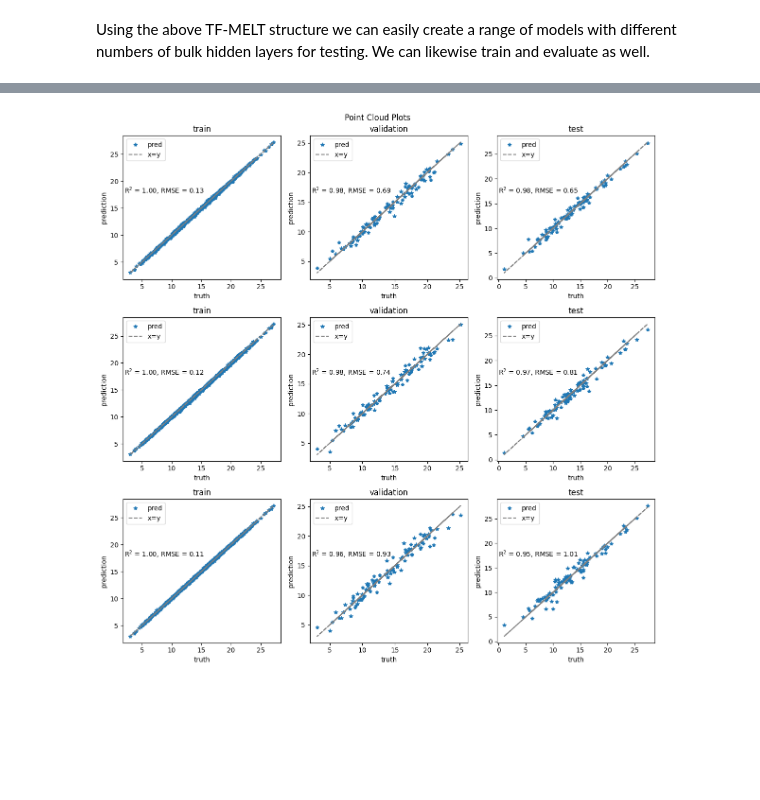
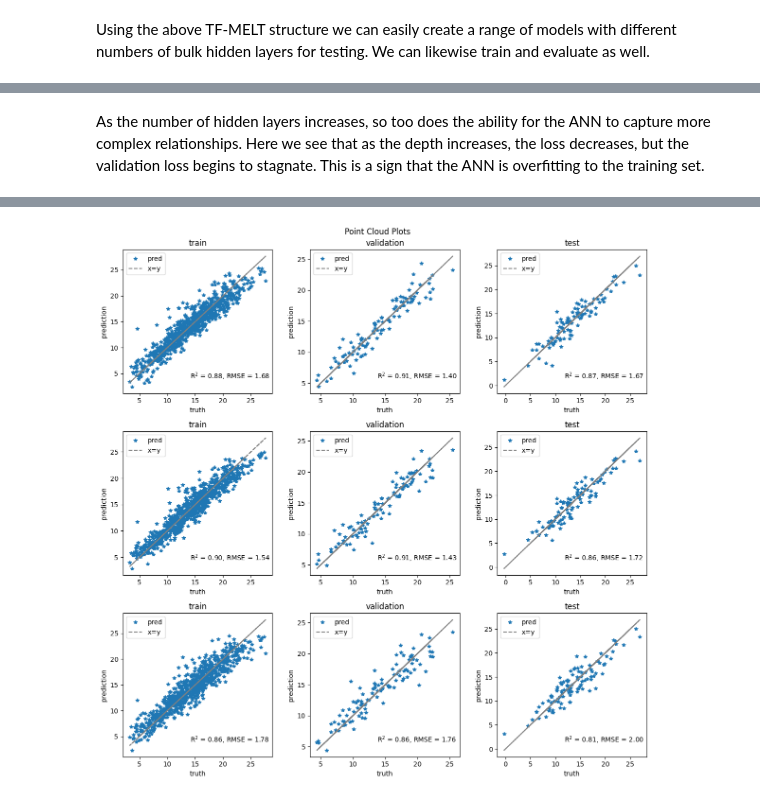
Before and after one commit to NREL/AI, a Jupyter notebook: supervised/regression/artificial_neural_networks_tf.ipynb, the cells around one changed output, grey strips where cells are left out. Cells and saved outputs as stored; diff of their text form; code cells hidden in the pictures; blank space fills up the shorter version.

```diff
--- a/supervised/regression/artificial_neural_networks_tf.ipynb
+++ b/supervised/regression/artificial_neural_networks_tf.ipynb
@@ -251,7 +280,7 @@ def pred_stats(pred, truth):
     rss = np.sum((pred - truth) ** 2)
     tss = np.sum((truth - np.mean(truth)) ** 2)
     r_sq = 1 - rss / tss
-    rmse = np.sqrt(mean_squared_error(truth, pred))
+    rmse = np.sqrt(np.sum((truth-pred)**2, axis=0)/pred.shape[0])
     return r_sq, rmse
 
 # Training data
@@ -341,6 +414,7 @@ history = model.fit(
     validation_data = (x_val, y_val),
     epochs=100,
     batch_size=32,
+    shuffle=True,
 )
 # %% [output]
 Epoch 1/100
@@ -478,24 +541,43 @@ Let's look at the impact of different sets of layers in the neural networks. Her
 # %%
+# The default hyperparameter to change...
+width = 8
+depth = 3
+act_fun = "relu"
+dropout = 0.0
+input_dropout = 0.0
+batch_norm = False
+l1_reg = 1e-3
+l2_reg = 1e-3
+
+loss = "mse"
+learning_rate = 1e-3
+
 # Define a vector of different depths to test
 depth_vec = [0, 2, 4]
 # Loop over the depth vector, create the ANNs, and view the model structure
 model_dict = {}
 for depth in depth_vec:
     model_dict[depth] = ArtificialNeuralNetwork(
-        num_feat=n_feats,
         num_outputs=1,
-        width=64,
+        width=width,
         depth=depth,
-        act_fun="relu",
+        act_fun=act_fun,
+        dropout=dropout,
+        input_dropout=input_dropout,
+        batch_norm=batch_norm,
+        l1_reg=l1_reg,
+        l2_reg=l2_reg,
     )
     # Initialize a generic optimizer
-    optimizer = Adam(learning_rate=1e-3) # NOTE: This value will be changed during "Learning Rate Exploration"
+    optimizer = Adam(learning_rate=learning_rate)
+
     # Compile the models
     model_dict[depth].compile(
         optimizer=optimizer,
-        loss="mse",
-        run_eagerly=False,
+        loss=loss,
     )
+
+    # Build and print the model summary
     model_dict[depth].build(input_shape=(None, n_feats))
     model_dict[depth].summary()
 # %% [output]
@@ -528,6 +610,7 @@ for depth in depth_vec:
         validation_data=(x_val, y_val),
         epochs=100,
         batch_size=32,
+        shuffle=True,
     )
 # %% [output]
 Training ANN with depth = 0
@@ -563,3 +646,5 @@ plt.show()
+# %% [markdown]
+As the number of hidden layers increases, so too does the ability for the ANN to capture more complex relationships. Here we see that as the depth increases, the loss decreases, but the validation loss begins to stagnate. This is a sign that the ANN is overfitting to the training set.
 # %%
 fig, axs = plt.subplots(len(depth_vec), 3, figsize=(4*len(depth_vec), 4*3))
 # Evaluate the model performance
@@ -584,7 +669,7 @@ for idx, depth in enumerate(depth_vec):
     # Training data
     ax0.plot(y_train_real, pred_train, marker="*", linestyle="None", label="pred")
     ax0.plot(y_train_real, y_train_real, linestyle="dashed", label="x=y", color="grey")
-    ax0.text(x=0.01, y=0.60, s=rf"R$^2$ = {r_sq_train:0.2f}, RMSE = {rmse_train:0.2f}", transform=ax0.transAxes)
+    ax0.text(x=0.45, y=0.10, s=rf"R$^2$ = {r_sq_train:0.2f}, RMSE = {rmse_train:0.2f}", transform=ax0.transAxes)
     ax0.legend()
     ax0.set_xlabel("truth")
     ax0.set_ylabel("prediction")
@@ -592,7 +677,7 @@ for idx, depth in enumerate(depth_vec):
     # Validation data
     ax1.plot(y_val_real, pred_val, marker="*", linestyle="None", label="pred")
     ax1.plot(y_val_real, y_val_real, linestyle="dashed", label="x=y", color="grey")
-    ax1.text(x=0.01, y=0.60, s=rf"R$^2$ = {r_sq_val:0.2f}, RMSE = {rmse_val:0.2f}", transform=ax1.transAxes)
+    ax1.text(x=0.45, y=0.10, s=rf"R$^2$ = {r_sq_val:0.2f}, RMSE = {rmse_val:0.2f}", transform=ax1.transAxes)
     ax1.legend()
     ax1.set_xlabel("truth")
     ax1.set_ylabel("prediction")
@@ -600,7 +685,7 @@ for idx, depth in enumerate(depth_vec):
     # Test data
     ax2.plot(y_test_real, pred_test, marker="*", linestyle="None", label="pred")
     ax2.plot(y_test_real, y_test_real, linestyle="dashed", label="x=y", color="grey")
-    ax2.text(x=0.01, y=0.60, s=rf"R$^2$ = {r_sq_test:0.2f}, RMSE = {rmse_test:0.2f}", transform=ax2.transAxes)
+    ax2.text(x=0.45, y=0.10, s=rf"R$^2$ = {r_sq_test:0.2f}, RMSE = {rmse_test:0.2f}", transform=ax2.transAxes)
     ax2.legend()
     ax2.set_xlabel("truth")
     ax2.set_ylabel("prediction")
@@ -622 +707 @@ plt.show()
-[figure, old version]
+[figure, new version]
```
Also changed, not shown: parts of 40 cells of this notebook, 1 other file.
